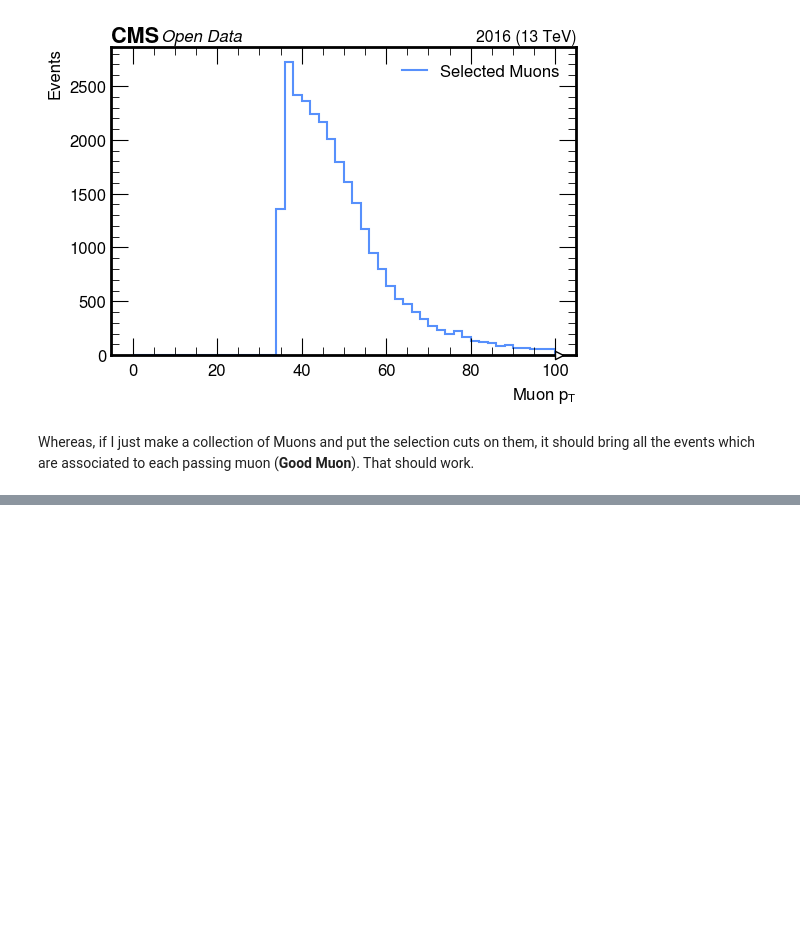
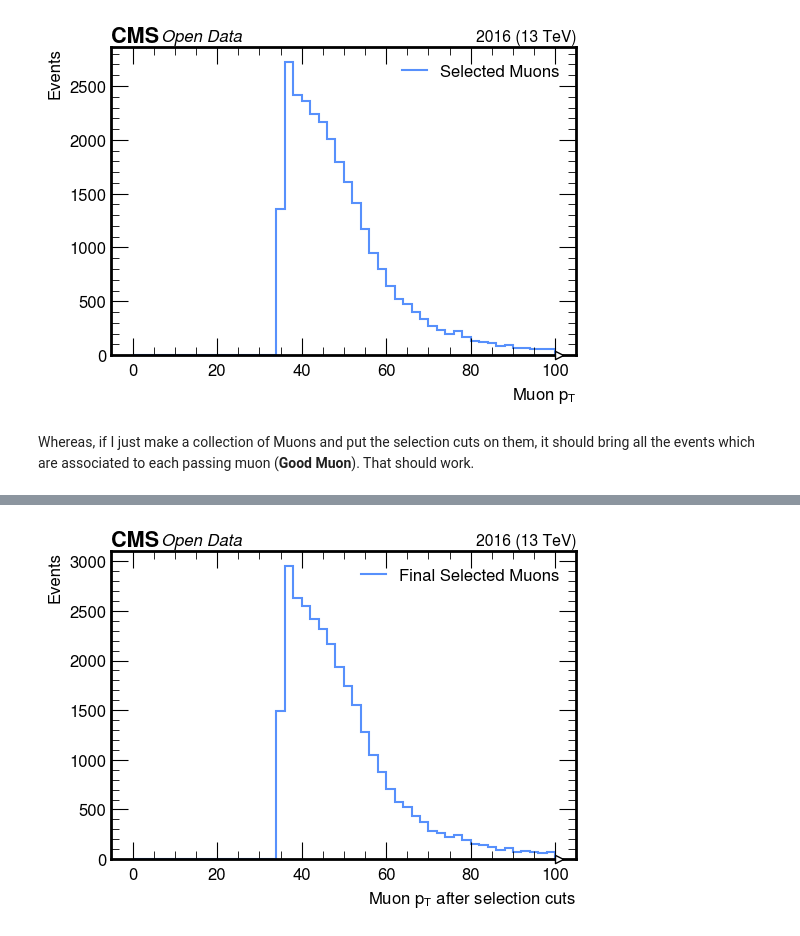
Before and after one commit to xondikoi03/charmTaggingAnalysis, a Jupyter notebook: Coffea/notebooks/charmAnalysis.ipynb, the cells around one changed output, grey strips where cells are left out. Saved outputs shown, nothing was run; the diff lists cells and outputs as text; code cells hidden in the pictures; blank space fills up the shorter version.

```diff
--- a/Coffea/notebooks/charmAnalysis.ipynb
+++ b/Coffea/notebooks/charmAnalysis.ipynb
@@ -834,0 +724,20 @@ Whereas, if I just make a collection of Muons and put the selection cuts on them
+# %%
+# Let's try the recommended pattern: Even if one Muon makes the cut, keep the event
+RecoMuons_Selected = dak.any(Muon_Selection_Cuts, axis=1)
+Final_Selected_Muons = events[RecoMuons_Selected]
+
+# Now let's make a mask for the muons that pass the cuts:
+Selected_Muons = Final_Selected_Muons.Muon[Muon_Selection_Cuts[RecoMuons_Selected]]
+# %%
+Final_Selected_Muons_Pt = dak.flatten(Selected_Muons.pt)
+make_hist(
+    Final_Selected_Muons_Pt,
+    50, 0, 100,
+    "Muon $p_{T}$ after selection cuts",
+    "Events",
+    "Final Selected Muons",
+    fname=None,
+    logy=False
+)
+# %% [output]
+[figure, added]
```
Also changed, not shown: parts of 40 cells of this notebook.
